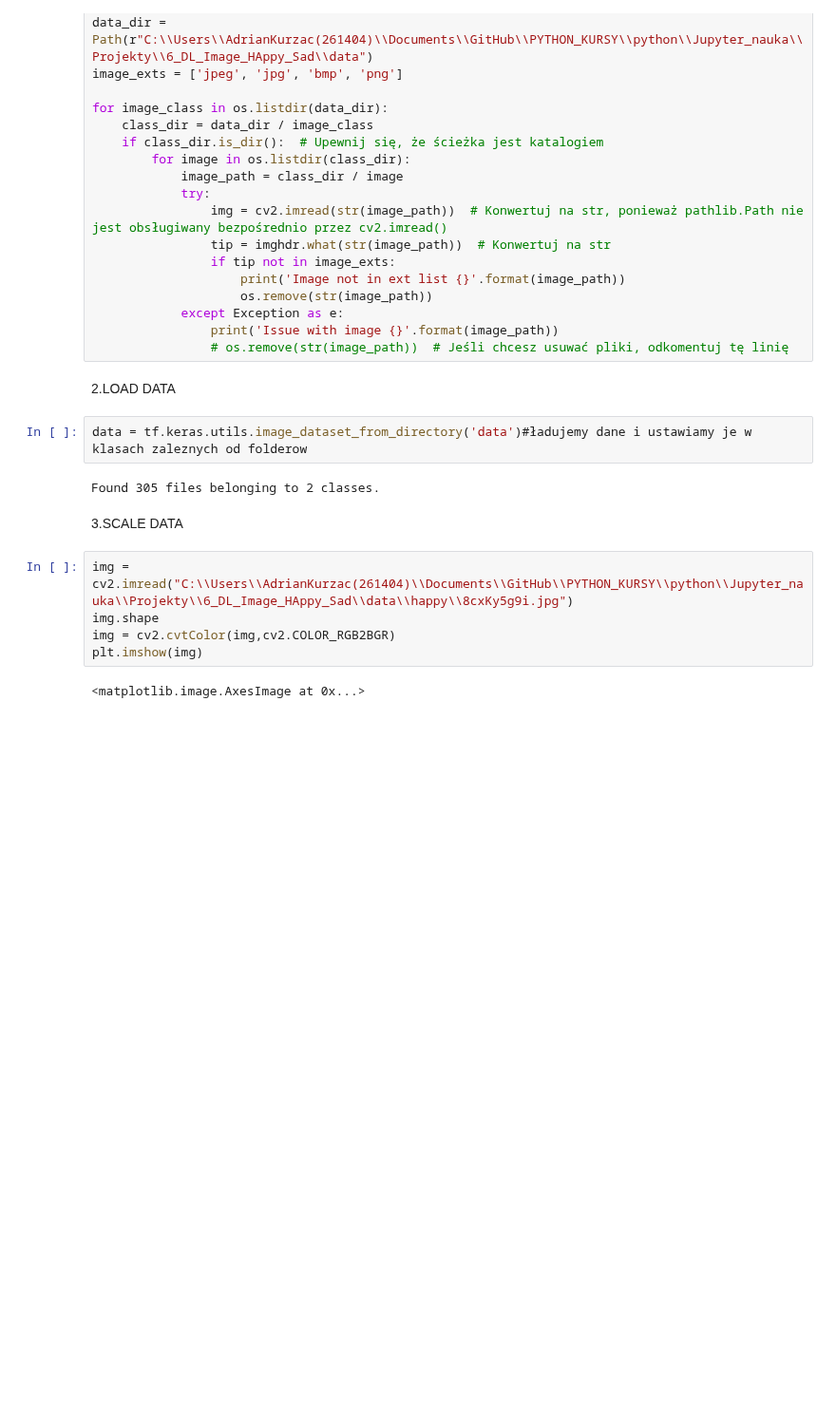
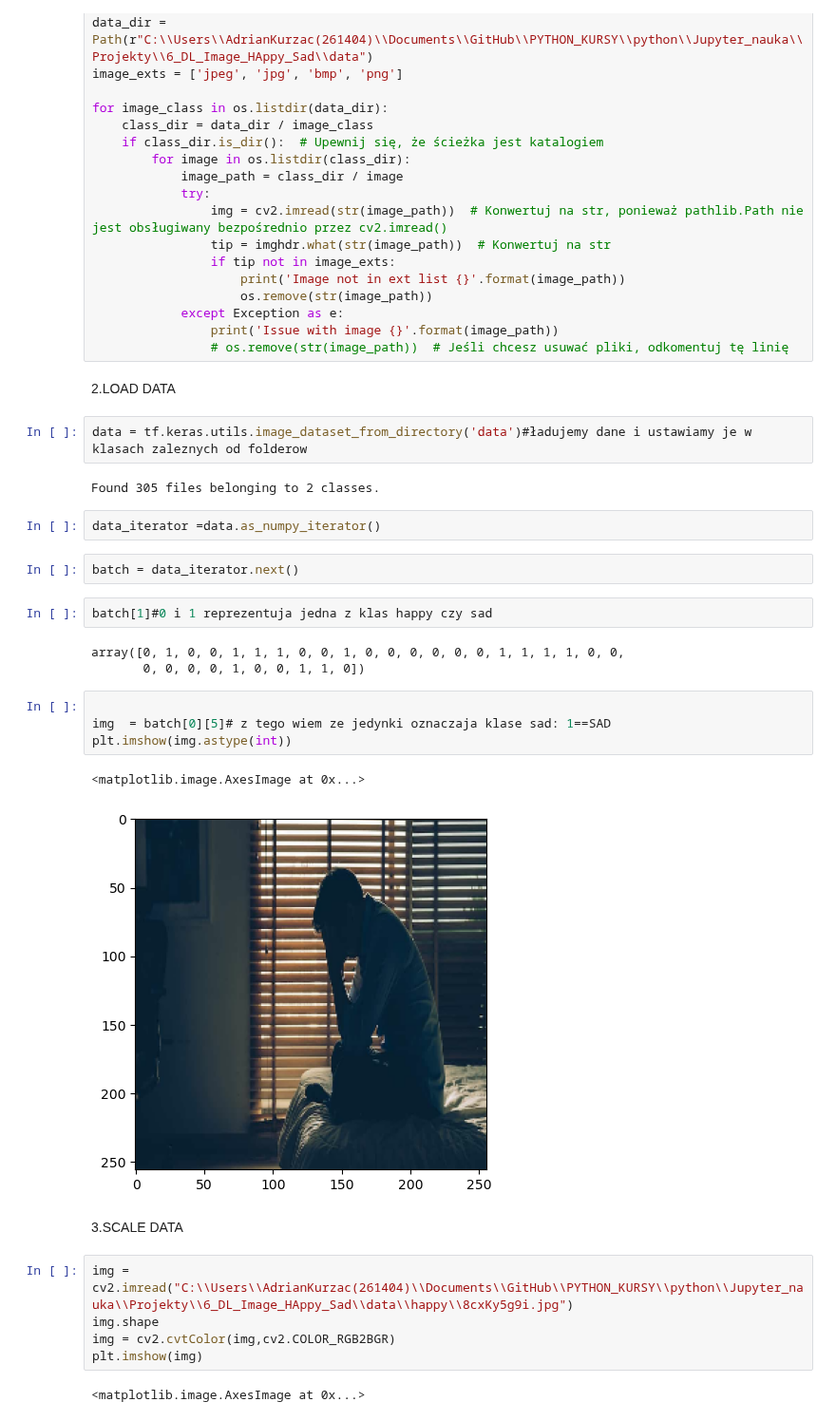
Before and after one commit to papito111/PYTHON_KURSY, a Jupyter notebook: python/Jupyter_nauka/Projekty/6_DL_Image_HAppy_Sad/HAPPY_SAD.ipynb, the cells around one changed output. Shown at 95% size. Cells and saved outputs as stored; diff of their text form; blank space fills up the shorter version.

```diff
--- a/python/Jupyter_nauka/Projekty/6_DL_Image_HAppy_Sad/HAPPY_SAD.ipynb
+++ b/python/Jupyter_nauka/Projekty/6_DL_Image_HAppy_Sad/HAPPY_SAD.ipynb
@@ -50,6 +50,22 @@ for image_class in os.listdir(data_dir):
 data = tf.keras.utils.image_dataset_from_directory('data')#ładujemy dane i ustawiamy je w klasach zaleznych od folderow
 # %% [output]
 Found 305 files belonging to 2 classes.
+# %%
+data_iterator =data.as_numpy_iterator()
+# %%
+batch = data_iterator.next()
+# %%
+batch[1]#0 i 1 reprezentuja jedna z klas happy czy sad
+# %% [output]
+array([0, 1, 0, 0, 1, 1, 1, 0, 0, 1, 0, 0, 0, 0, 0, 0, 1, 1, 1, 1, 0, 0,
+       0, 0, 0, 0, 1, 0, 0, 1, 1, 0])
+# %%
+
+img  = batch[0][5]# z tego wiem ze jedynki oznaczaja klase sad: 1==SAD
+plt.imshow(img.astype(int))
+# %% [output]
+<matplotlib.image.AxesImage at 0x...>
+[figure, added]
 # %% [markdown]
 3.SCALE DATA
 # %%
```
